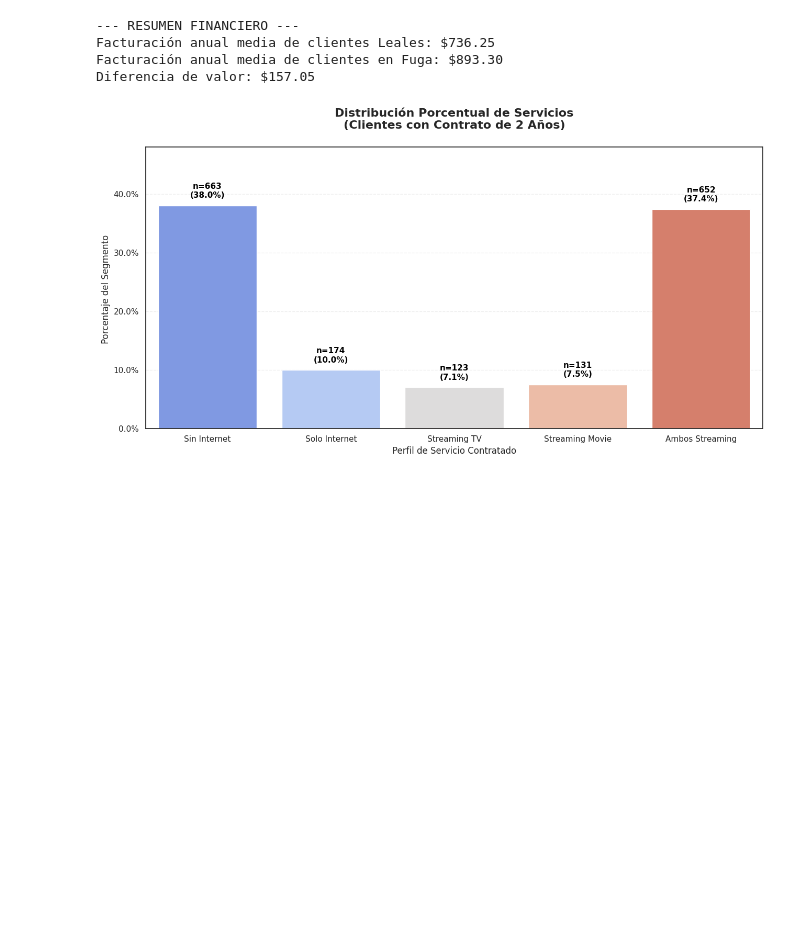
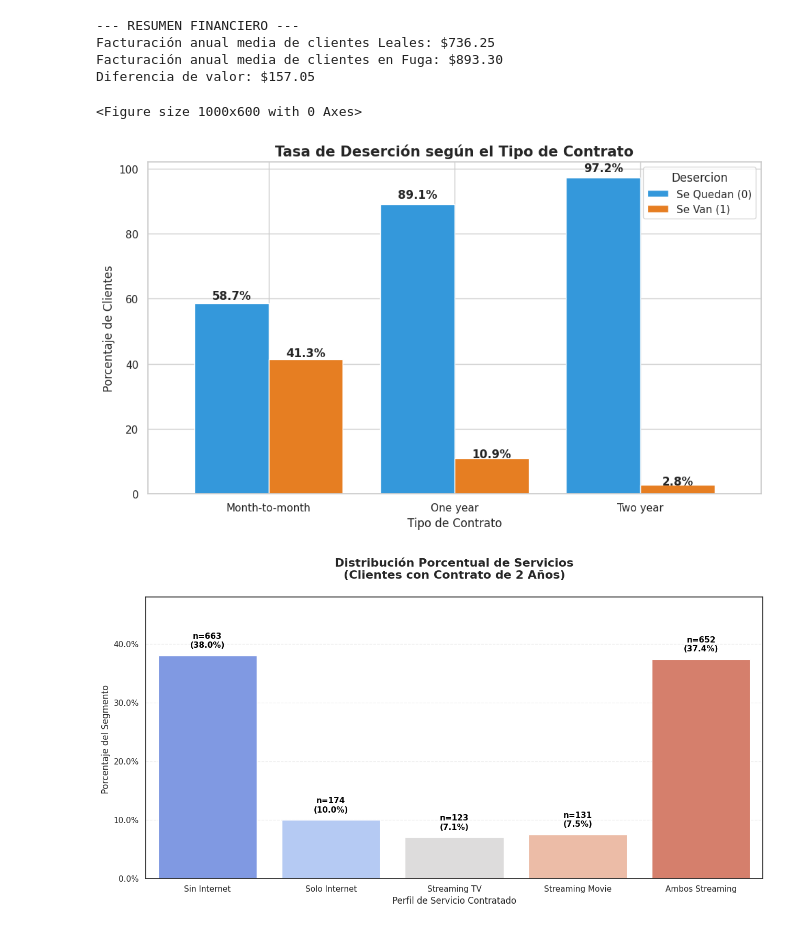
Before and after one commit to lstredel/hallenge-Telecom-X-Parte2, a Jupyter notebook: Challenge_TelecomX.ipynb, the cells around one changed output. Drawn from its saved outputs; the diff is of its cells as text; code cells hidden in the pictures; blank space fills up the shorter version.

```diff
--- a/Challenge_TelecomX.ipynb
+++ b/Challenge_TelecomX.ipynb
@@ -1622,6 +1622,32 @@ print(f"Diferencia de valor: ${abs(se_van_mean - quedan_mean):,.2f}")
 Facturación anual media de clientes Leales: $736.25
 Facturación anual media de clientes en Fuga: $893.30
 Diferencia de valor: $157.05
+# %%
+# Calcula la proporción de deserción por tipo de contrato
+contrato_churn = pd.crosstab(df['Tipo_Contrato'], df['Desercion'], normalize='index') * 100
+
+# Visualización de barras agrupadas para mayor claridad
+plt.figure(figsize=(10, 6))
+ax = contrato_churn.plot(kind='bar', color=['#3498db', '#e67e22'], figsize=(10, 6), width=0.8)
+
+plt.title('Tasa de Deserción según el Tipo de Contrato', fontsize=15, fontweight='bold')
+plt.xlabel('Tipo de Contrato')
+plt.ylabel('Porcentaje de Clientes')
+plt.xticks(rotation=0)
+plt.legend(title='Desercion', labels=['Se Quedan (0)', 'Se Van (1)'])
+
+# Añadir etiquetas de porcentaje sobre las barras
+for p in ax.patches:
+    width = p.get_width()
+    height = p.get_height()
+    x, y = p.get_xy()
+    ax.annotate(f'{height:.1f}%', (x + width/2, y + height*1.02), ha='center', fontweight='bold')
+
+plt.tight_layout()
+plt.show()
+# %% [output]
+<Figure size 1000x600 with 0 Axes>
+[figure, added]
 # %%
 # Define the function clasificar_servicios_desagregados within the cell
 def clasificar_servicios_desagregados(row):
```
Also changed, not shown: parts of 5 cells of this notebook.
